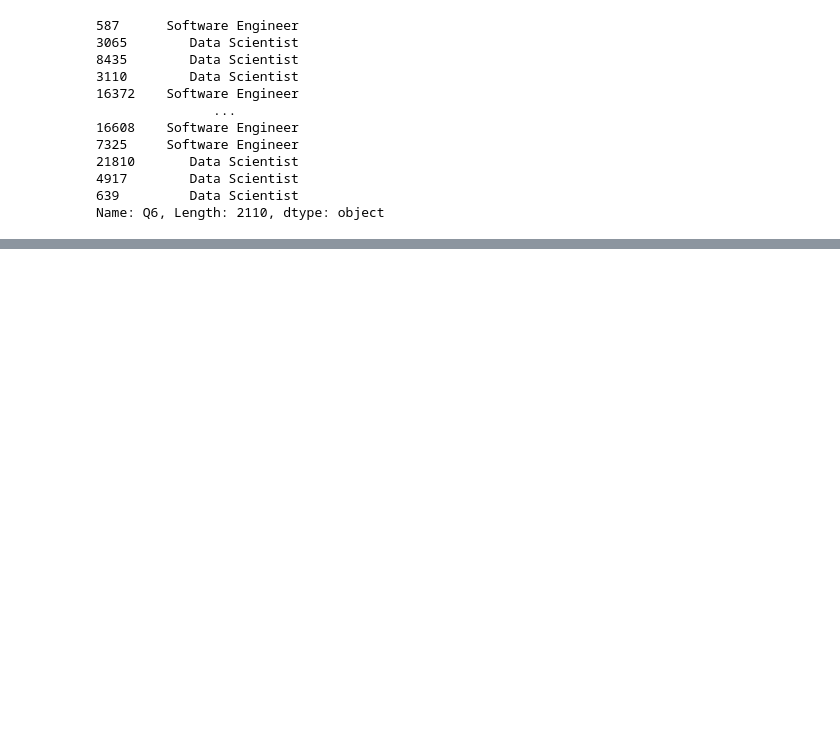
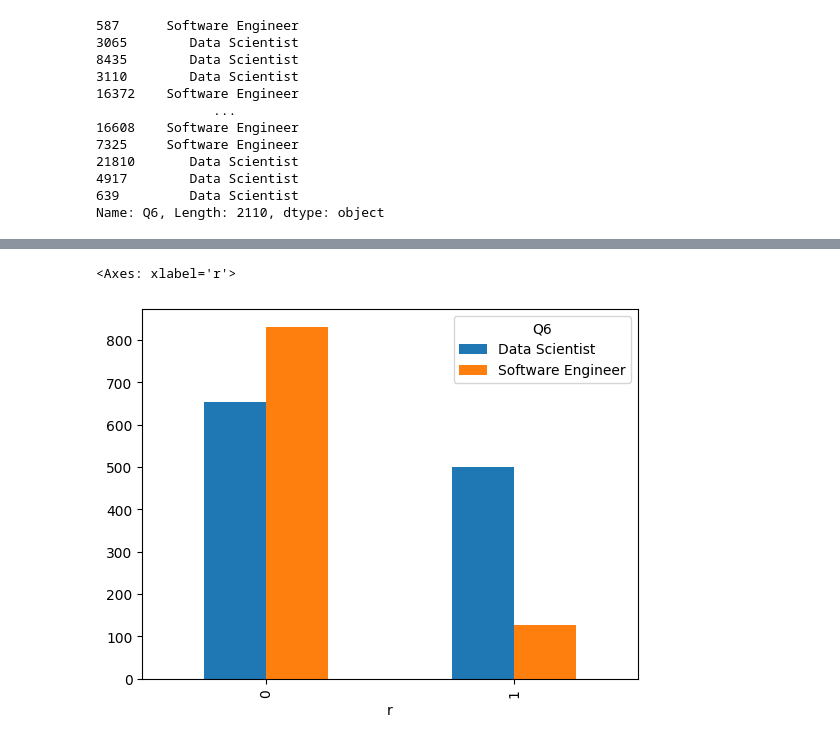
Before and after one commit to mackomarcin82/XGBoost, a Jupyter notebook: XGB2.ipynb, the cells around one changed output, grey strips where cells are left out. Saved outputs shown, nothing was run; the diff lists cells and outputs as text; code cells hidden in the pictures; blank space fills up the shorter version.

```diff
--- a/XGB2.ipynb
+++ b/XGB2.ipynb
@@ -249,0 +302,5 @@ Name: Q6, Length: 2110, dtype: object
+# %%
+pd.crosstab(index=X_train['r'],columns=kag_y_train).plot.bar()
+# %% [output]
+<Axes: xlabel='r'>
+[figure, added]
```
Also changed, not shown: parts of 12 cells of this notebook.
